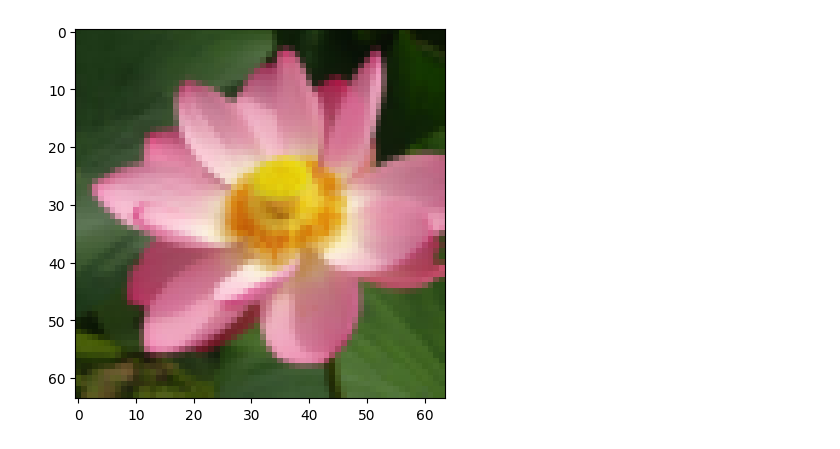
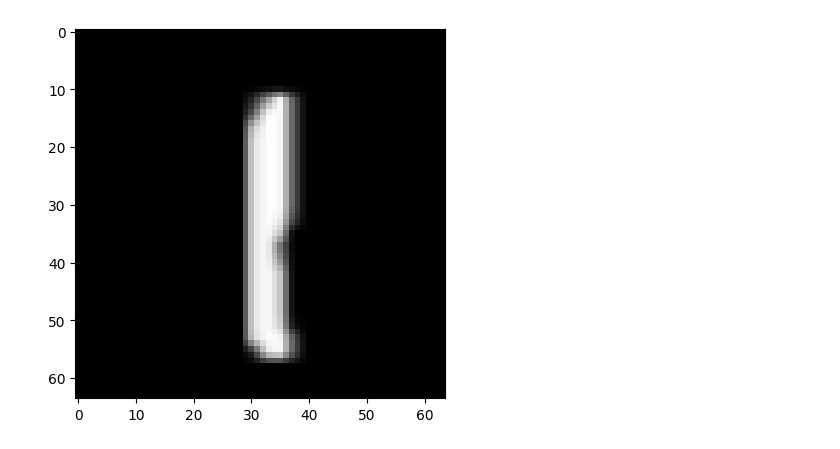
Before and after one commit to MMenser/DDIMvsGAN, a Jupyter notebook: mnist/wgan/WGAN_MNIST.ipynb, the cells around one changed output. Cells and saved outputs as stored; diff of their text form; code cells hidden in the pictures.

Commit message:
added wgan mnist ipyby file

```diff
--- a/mnist/wgan/WGAN_MNIST.ipynb
+++ b/mnist/wgan/WGAN_MNIST.ipynb
@@ -13,10 +13,10 @@ import pandas as pd
 import time
 # %%
 # Hyperparameters
-dataset_name = "oxford_flowers102"
+dataset_name = "mnist"
 dataset_repetitions = 5
 num_epochs = 50
-image_size = 28 # mnist is 28, flowers is 64
+image_size = 64
 batch_size = 64
 latent_dim = 100
 
@@ -26,17 +26,14 @@ clip_value = 0.01  # Weight clipping value for WGAN
 learning_rate = 5e-5  # Lower learning rate for WGAN stability
 # %%
 def preprocess_image(data):
-    """Preprocess image: center crop, resize, normalize to [0, 1]"""
-    height = ops.shape(data["image"])[0]
-    width = ops.shape(data["image"])[1]
-    crop_size = ops.minimum(height, width)
-    image = tf.image.crop_to_bounding_box(
-        data["image"],
-        (height - crop_size) // 2,
-        (width - crop_size) // 2,
-        crop_size,
-        crop_size,
-    )
+    """Preprocess image: resize, convert to RGB, normalize to [0, 1]"""
+    image = data["image"]
+
+    # MNIST is 28x28 grayscale, convert to 3 channels
+    if len(image.shape) == 2 or image.shape[-1] == 1:
+        image = tf.image.grayscale_to_rgb(image)
+
+    # MNIST is already 28x28, but resize if needed
     image = tf.image.resize(image, size=[image_size, image_size], antialias=True)
     return ops.clip(image / 255.0, 0.0, 1.0)
 
@@ -53,10 +50,9 @@ def prepare_dataset(split):
         .prefetch(buffer_size=tf.data.AUTOTUNE)
     )
 
-
-# Use validation for KID (Flowers102 has train/validation/test)
-kid_val_ds = prepare_dataset("validation")
-kid_val_iter = iter(kid_val_ds)  # we’ll sample from this in training
+# Use test split for KID validation (MNIST has train/test)
+kid_val_ds = prepare_dataset("test")
+kid_val_iter = iter(kid_val_ds)
 # %%
 class KIDMetric(keras.metrics.Metric):
     """
@@ -134,8 +130,8 @@ def gen_fake_batch(generator, batch_size):
         fake = (fake + 1.0) / 2.0
     return tf.clip_by_value(fake, 0.0, 1.0)
 # %%
-# Load datasets
-train_dataset = prepare_dataset("train[:80%]+validation[:80%]+test[:80%]")
+# Load datasets - use train split for MNIST
+train_dataset = prepare_dataset("train")
 # Print out a sample of the dataset
 for image in train_dataset.take(1):
     plt.imshow(image[0].numpy())
@@ -225,34 +221,34 @@ def generate_images(generator, epoch, num_images=16):
     # Create output directory
     output_dir = "generated_images"
     os.makedirs(output_dir, exist_ok=True)
 
     # Plot grid
     fig, axes = plt.subplots(4, 4, figsize=(10, 10))
     for i, ax in enumerate(axes.flat):
         ax.imshow(generated_images[i].numpy())
         ax.axis('off')
     plt.tight_layout()
 
     # Save figure
     timestamp = datetime.now().strftime("%Y%m%d-%H%M%S")
     filename = f"epoch_{epoch:03d}_{timestamp}.png"
     filepath = os.path.join(output_dir, filename)
     plt.savefig(filepath)
     plt.close()
 
     print(f"Saved generated images to {filepath}")
 
 # Helper function for ema
 def update_ema(G_src, G_tgt, decay=0.999):
     """G_tgt = EMA(G_src)  (in-place)"""
     src_w = G_src.get_weights()
     tgt_w = G_tgt.get_weights()
     new_w = []
     for w_ema, w in zip(tgt_w, src_w):
         new_w.append(decay * w_ema + (1.0 - decay) * w)
     G_tgt.set_weights(new_w)
 # %% [output]
-[figure, old version]
+[figure, new version]
 # %%
 # Build models
 generator = build_generator(latent_dim, image_size)
```
Also changed, not shown: parts of 7 cells of this notebook, 1 other file.
